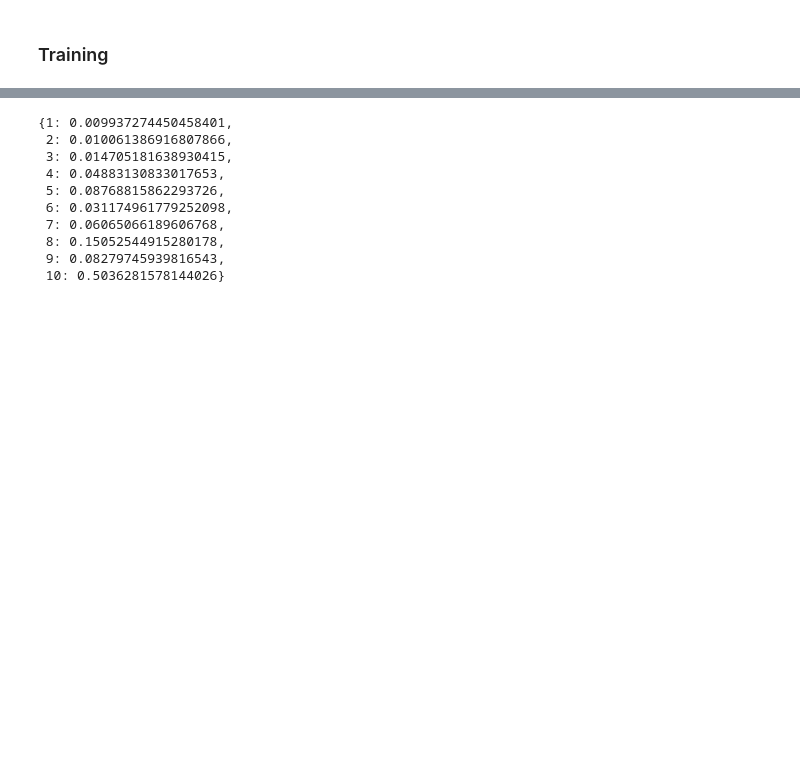
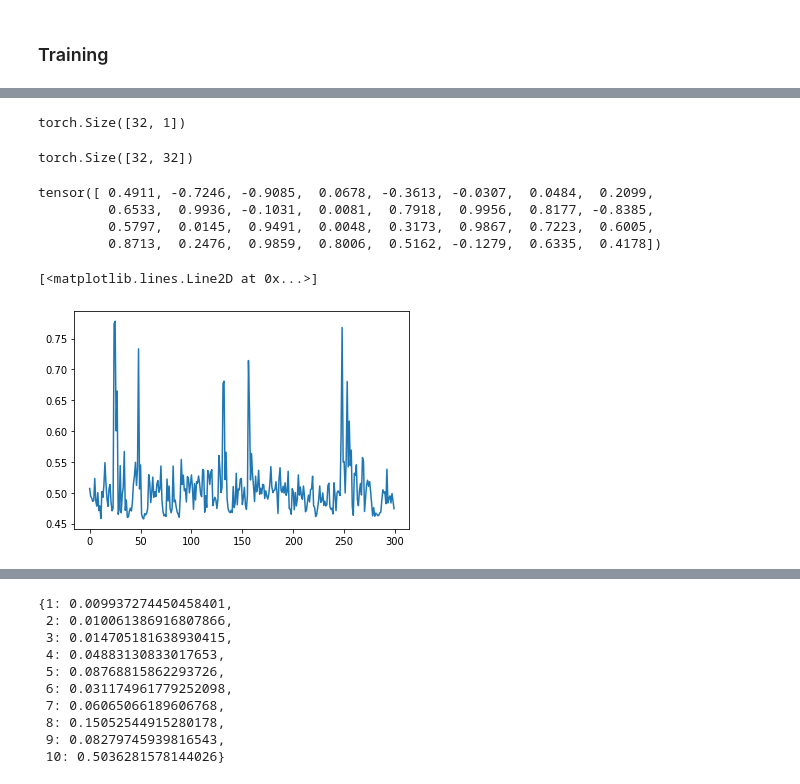
Before and after one commit to SerafimGulevskiy/GAN-Estimation-Uncertainty, a Jupyter notebook: uncertainty/cgan.ipynb, the cells around one changed output, grey strips where cells are left out. Drawn from its saved outputs; the diff is of its cells as text; code cells hidden in the pictures; blank space fills up the shorter version.

```diff
--- a/uncertainty/cgan.ipynb
+++ b/uncertainty/cgan.ipynb
@@ -102,0 +376,3 @@ save_path
+# %%
+FEATURE_EXTRACTOR = DWrapper(G, layer_index=-2, use_global_pooling=False)
+FEATURE_EXTRACTOR.register_hook()  # Register the hook
@@ -102,0 +381,52 @@ save_path
+# %%
+for a, b in train_loader:
+    break
+z = torch.randn(a.size(0), 1).to(device)
+print(z.size())
+# y = torch.ones(x.size(0), 1).to(device)
+#     # print(z.size(), y.size())
+
+#     # fake_info = 2 * math.pi * torch.rand(x.size(0)).view(-1, 1).to(device)#fake info maybe is crooectly to take from data or from the same distribution, with the same density
+# G_output = G(z, info.view(-1, 1)).view(-1, space_dimension)
+
+    # weights = nvariance4data(G, FEATURE_EXTRACTOR, data_loader)
+    # FEATURE_EXTRACTOR.remove_hook()
+FEATURE_EXTRACTOR(z, b.view(-1, 1)).size()
+# %% [output]
+torch.Size([32, 1])
+torch.Size([32, 32])
+# %%
+a
+# %% [output]
+tensor([ 0.4911, -0.7246, -0.9085,  0.0678, -0.3613, -0.0307,  0.0484,  0.2099,
+         0.6533,  0.9936, -0.1031,  0.0081,  0.7918,  0.9956,  0.8177, -0.8385,
+         0.5797,  0.0145,  0.9491,  0.0048,  0.3173,  0.9867,  0.7223,  0.6005,
+         0.8713,  0.2476,  0.9859,  0.8006,  0.5162, -0.1279,  0.6335,  0.4178])
+# %%
+# import time
+# ts = []
+
+# for i in tqdm(range(1000)):
+#     t1 = time.time()
+
+#     # FEATURE_EXTRACTOR.to(device)
+#     FEATURE_EXTRACTOR = DWrapper(D, layer_index = -5, use_global_pooling = False)
+#     weights = nvariance4data(G, FEATURE_EXTRACTOR, train_loader, device = 'cpu')
+#     torch.cuda.empty_cache()
+#     ts.append(time.time() - t1)
+#     FEATURE_EXTRACTOR.activation = {}
+#     # print(time.time() - t1)
+
+ts = []
+for i in tqdm(range(300)):
+    t1 = time.time()
+    FEATURE_EXTRACTOR = DWrapper(D, layer_index=-5, use_global_pooling=False)
+    FEATURE_EXTRACTOR.register_hook()  # Register the hook
+    weights = nvariance4data(G, FEATURE_EXTRACTOR, train_loader)
+    FEATURE_EXTRACTOR.remove_hook()  # Remove the hook when done
+    ts.append(time.time() - t1)
+# %%
+plt.plot(ts)
+# %% [output]
+[<matplotlib.lines.Line2D at 0x...>]
+[figure, added]
```
Also changed, not shown: parts of 187 cells of this notebook.
